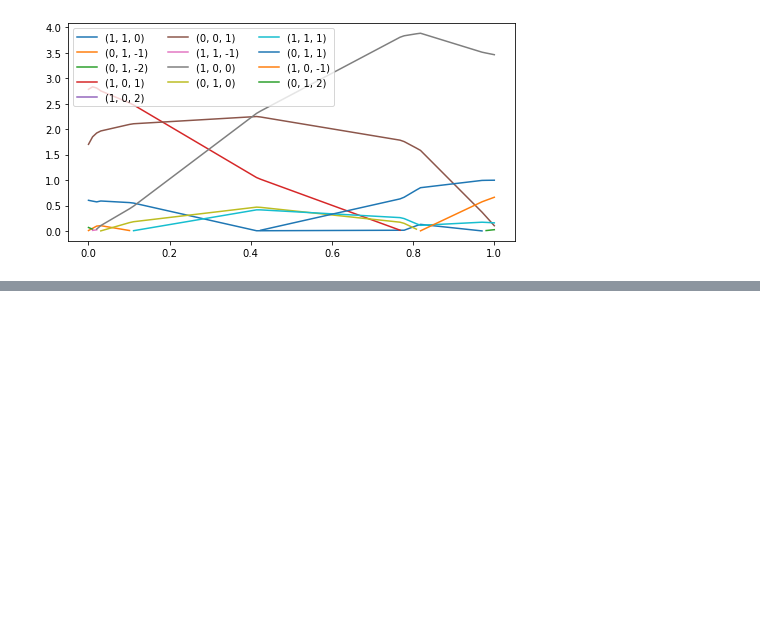
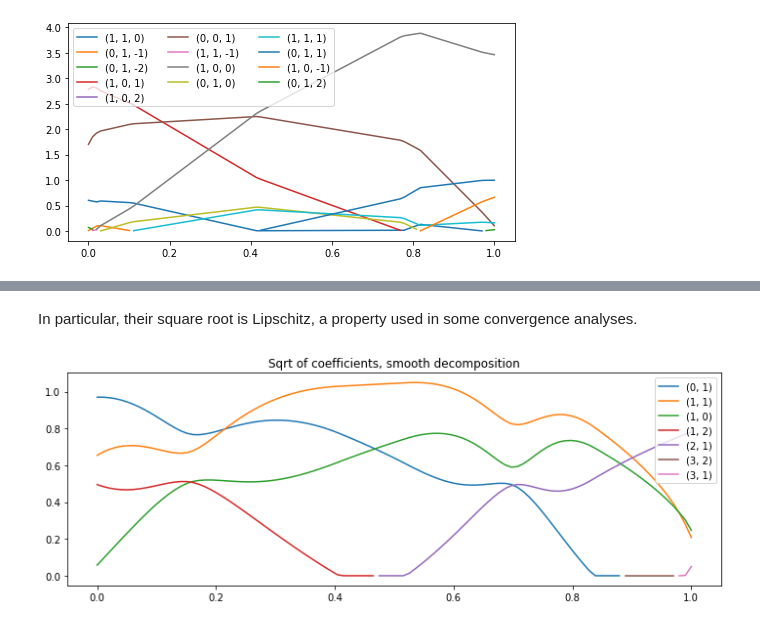
Before and after one commit to Mirebeau/AdaptiveGridDiscretizations, a Jupyter notebook: Notebooks_Algo/TensorSelling.ipynb, the cells around one changed output, grey strips where cells are left out. Saved outputs shown, nothing was run; the diff lists cells and outputs as text; code cells hidden in the pictures; blank space fills up the shorter version.

```diff
--- a/Notebooks_Algo/TensorSelling.ipynb
+++ b/Notebooks_Algo/TensorSelling.ipynb
@@ -570,0 +668,8 @@ savefig(fig,"Coefs_Sel3.pdf")
+# %% [markdown]
+In particular, their square root is Lipschitz, a property used in some convergence analyses.
+# %%
+fig = plt.figure(figsize=(12,4)); plt.title("Sqrt of coefficients, smooth decomposition")
+for offset,(time,coef) in decomp.items(): plt.plot(time,np.sqrt(coef))
+plt.legend(decomp.keys());
+# %% [output]
+[figure, added]
```
Also changed, not shown: parts of 21 cells of this notebook, 5 other files.
